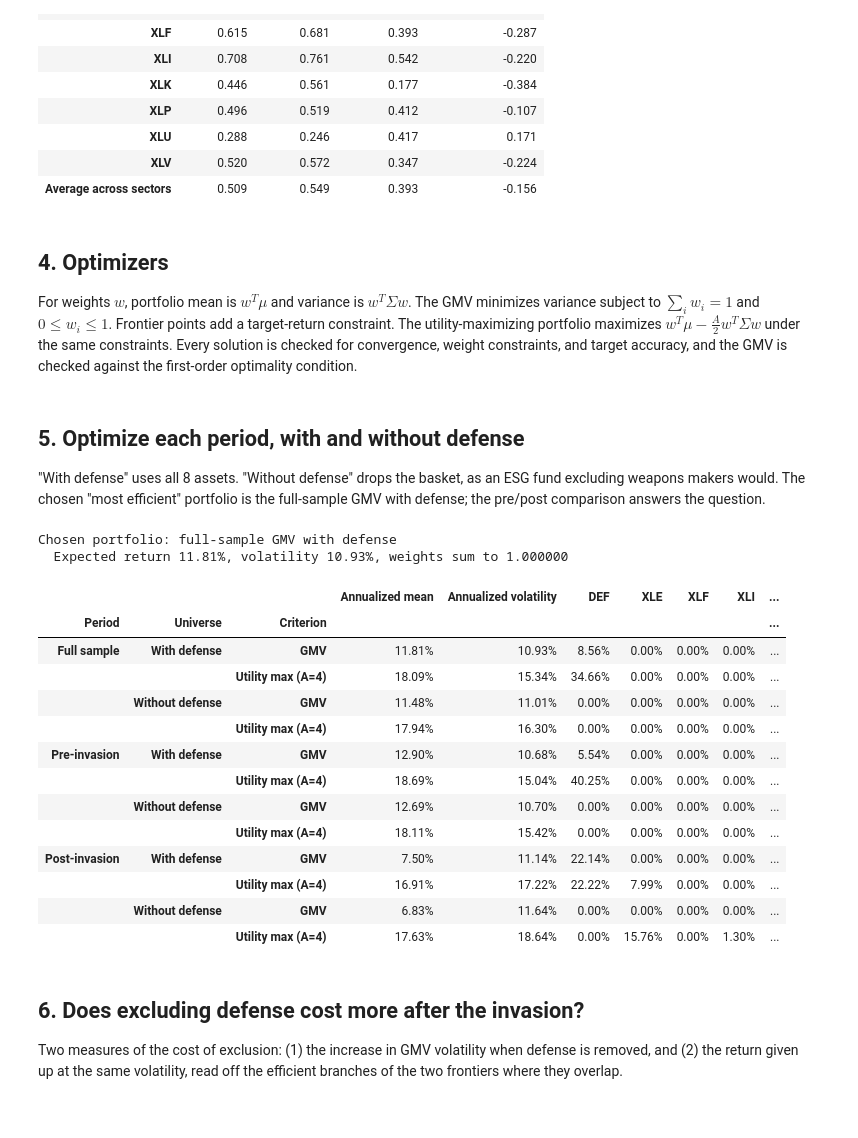
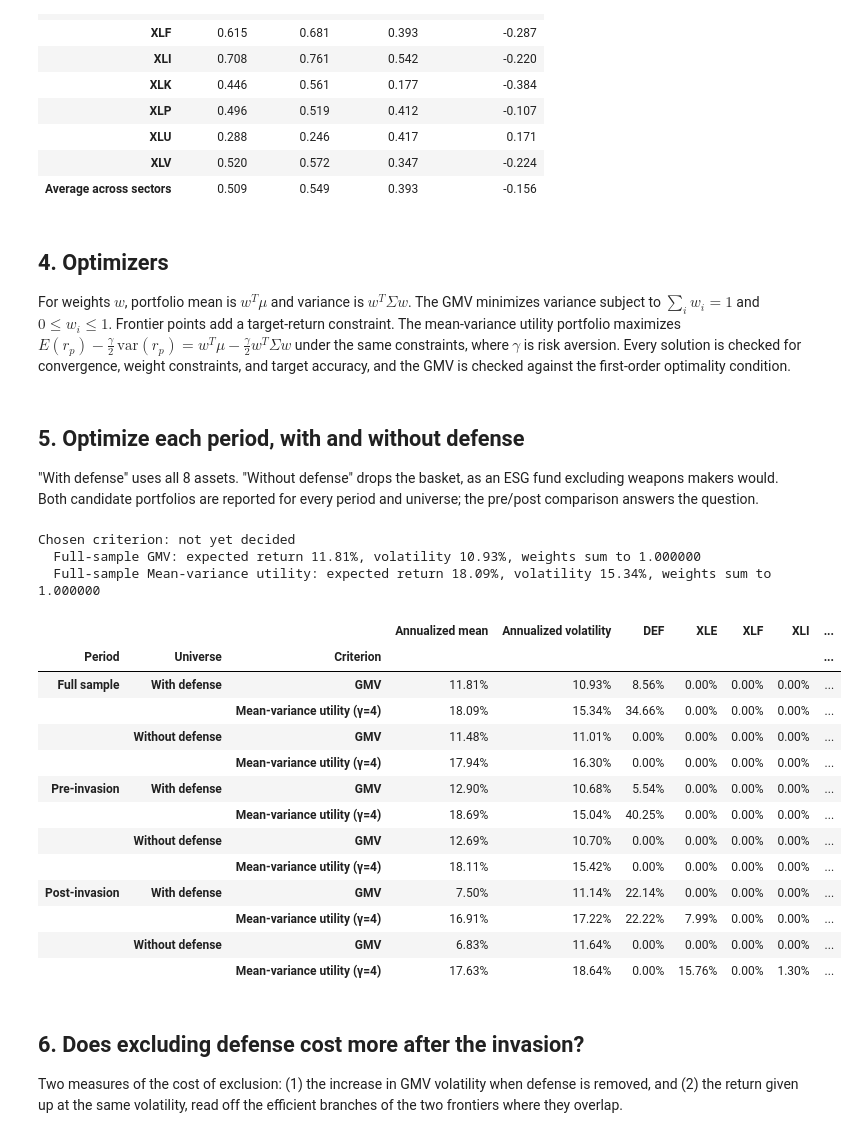
Before and after one commit to nehaneha8/CFM301, a Jupyter notebook: Project 1/Project1_defense.ipynb, the cells around one changed output. Drawn from its saved outputs; the diff is of its cells as text; code cells hidden in the pictures.

```diff
--- a/Project 1/Project1_defense.ipynb
+++ b/Project 1/Project1_defense.ipynb
@@ -20,6 +24,7 @@ import numpy as np
 import pandas as pd
 import matplotlib.pyplot as plt
 from matplotlib.ticker import PercentFormatter
+from scipy import stats
 from scipy.optimize import minimize
 from IPython.display import display
 
@@ -33,6 +38,7 @@ SECTOR_TICKERS = ["XLE", "XLF", "XLI", "XLK", "XLP", "XLU", "XLV"]
 DEFENSE_LABEL = "DEF"
 EVENT_MONTH = pd.Period("2022-03", freq="M")  # first full month after the 24 Feb 2022 invasion
 RISK_AVERSION = 4
+CHOSEN_CRITERION = None  # set to "GMV" or "Mean-variance utility" once the group decides
 RISK_AVERSION_GRID = [2, 4, 6, 8, 10]
 N_BOOTSTRAP = 500
 RNG_SEED = 301
@@ -224,7 +230,7 @@ Defense basket correlation with each sector
 # %% [markdown]
 ## 4. Optimizers
 
-For weights $w$, portfolio mean is $w^T\mu$ and variance is $w^T\Sigma w$. The GMV minimizes variance subject to $\sum_i w_i = 1$ and $0 \le w_i \le 1$. Frontier points add a target-return constraint. The utility-maximizing portfolio maximizes $w^T\mu - \frac{A}{2} w^T\Sigma w$ under the same constraints. Every solution is checked for convergence, weight constraints, and target accuracy, and the GMV is checked against the first-order optimality condition.
+For weights $w$, portfolio mean is $w^T\mu$ and variance is $w^T\Sigma w$. The GMV minimizes variance subject to $\sum_i w_i = 1$ and $0 \le w_i \le 1$. Frontier points add a target-return constraint. The mean-variance utility portfolio maximizes $E(r_p) - \frac{\gamma}{2}\,\mathrm{var}(r_p) = w^T\mu - \frac{\gamma}{2} w^T\Sigma w$ under the same constraints, where $\gamma$ is risk aversion. Every solution is checked for convergence, weight constraints, and target accuracy, and the GMV is checked against the first-order optimality condition.
 # %%
 def _check(result, w, label):
     if not result.success:
@@ -263,7 +269,7 @@ def solve_utility(m, C, risk_aversion):
                       jac=lambda w: -(m - risk_aversion * C @ w),
                       bounds=[(0, 1)] * n, constraints=constraints, method="SLSQP",
                       options={"ftol": 1e-12, "maxiter": 2000})
-    _check(result, result.x, f"utility A={risk_aversion}")
+    _check(result, result.x, f"mean-variance utility γ={risk_aversion}")
     return result.x
 
 def trace_frontier(m, C, assets, gmv_weights):
@@ -279,52 +285,56 @@ def trace_frontier(m, C, assets, gmv_weights):
 # %% [markdown]
 ## 5. Optimize each period, with and without defense
 
-"With defense" uses all 8 assets. "Without defense" drops the basket, as an ESG fund excluding weapons makers would. The chosen "most efficient" portfolio is the full-sample GMV with defense; the pre/post comparison answers the question.
+"With defense" uses all 8 assets. "Without defense" drops the basket, as an ESG fund excluding weapons makers would. Both candidate portfolios are reported for every period and universe; the pre/post comparison answers the question.
 # %%
 results = {}
 portfolio_rows = []
 for period_name, r in periods.items():
     for universe_name, assets in {"With defense": list(r.columns), "Without defense": [c for c in r.columns if c != DEFENSE_LABEL]}.items():
         mu, cov = estimate(r[assets])
         m, C = mu.to_numpy(), cov.to_numpy()
         if np.linalg.eigvalsh(C).min() < -1e-10:
             raise ValueError("Covariance is not positive semidefinite")
         gmv_w = solve_min_variance(m, C)
         utility_w = solve_utility(m, C, RISK_AVERSION)
         frontier = trace_frontier(m, C, assets, gmv_w)
         if (frontier["StdDev"] < np.sqrt(gmv_w @ C @ gmv_w) - 1e-7).any():
             raise RuntimeError("A frontier point has lower risk than the GMV")
         results[(period_name, universe_name)] = {"assets": assets, "m": m, "C": C, "gmv": gmv_w, "utility": utility_w, "frontier": frontier}
-        for criterion, w in {"GMV": gmv_w, f"Utility max (A={RISK_AVERSION})": utility_w}.items():
+        for criterion, w in {"GMV": gmv_w, f"Mean-variance utility (γ={RISK_AVERSION})": utility_w}.items():
             row = {"Period": period_name, "Universe": universe_name, "Criterion": criterion,
                    "Annualized mean": w @ m, "Annualized volatility": np.sqrt(w @ C @ w)}
             row.update({a: w[i] for i, a in enumerate(assets)})
             portfolio_rows.append(row)
 
 portfolios = pd.DataFrame(portfolio_rows).set_index(["Period", "Universe", "Criterion"])
 portfolios = portfolios[["Annualized mean", "Annualized volatility", DEFENSE_LABEL] + SECTOR_TICKERS].fillna(0.0)
-chosen_key = ("Full sample", "With defense")
-chosen = results[chosen_key]
-print("Chosen portfolio: full-sample GMV with defense")
-print(f"  Expected return {chosen['gmv'] @ chosen['m']:.2%}, volatility {np.sqrt(chosen['gmv'] @ chosen['C'] @ chosen['gmv']):.2%}, weights sum to {chosen['gmv'].sum():.6f}")
+if CHOSEN_CRITERION not in {None, "GMV", "Mean-variance utility"}:
+    raise ValueError('CHOSEN_CRITERION must be None, "GMV", or "Mean-variance utility"')
+full_with_def = results[("Full sample", "With defense")]
+candidates = {"GMV": full_with_def["gmv"], "Mean-variance utility": full_with_def["utility"]}
+print(f"Chosen criterion: {CHOSEN_CRITERION or 'not yet decided'}")
+for name, w in candidates.items():
+    print(f"  Full-sample {name}: expected return {w @ full_with_def['m']:.2%}, volatility {np.sqrt(w @ full_with_def['C'] @ w):.2%}, weights sum to {w.sum():.6f}")
 display(portfolios.style.format("{:.2%}"))
 # %% [output]
-Chosen portfolio: full-sample GMV with defense
-  Expected return 11.81%, volatility 10.93%, weights sum to 1.000000
+Chosen criterion: not yet decided
+  Full-sample GMV: expected return 11.81%, volatility 10.93%, weights sum to 1.000000
+  Full-sample Mean-variance utility: expected return 18.09%, volatility 15.34%, weights sum to 1.000000
 |  |  |  | Annualized mean | Annualized volatility | DEF | XLE | XLF | XLI | ... |
 | Period | Universe | Criterion |  |  |  |  |  |  | ... |
 | Full sample | With defense | GMV | 11.81% | 10.93% | 8.56% | 0.00% | 0.00% | 0.00% | ... |
-|  |  | Utility max (A=4) | 18.09% | 15.34% | 34.66% | 0.00% | 0.00% | 0.00% | ... |
+|  |  | Mean-variance utility (γ=4) | 18.09% | 15.34% | 34.66% | 0.00% | 0.00% | 0.00% | ... |
 |  | Without defense | GMV | 11.48% | 11.01% | 0.00% | 0.00% | 0.00% | 0.00% | ... |
-|  |  | Utility max (A=4) | 17.94% | 16.30% | 0.00% | 0.00% | 0.00% | 0.00% | ... |
+|  |  | Mean-variance utility (γ=4) | 17.94% | 16.30% | 0.00% | 0.00% | 0.00% | 0.00% | ... |
 | Pre-invasion | With defense | GMV | 12.90% | 10.68% | 5.54% | 0.00% | 0.00% | 0.00% | ... |
-|  |  | Utility max (A=4) | 18.69% | 15.04% | 40.25% | 0.00% | 0.00% | 0.00% | ... |
+|  |  | Mean-variance utility (γ=4) | 18.69% | 15.04% | 40.25% | 0.00% | 0.00% | 0.00% | ... |
 |  | Without defense | GMV | 12.69% | 10.70% | 0.00% | 0.00% | 0.00% | 0.00% | ... |
-|  |  | Utility max (A=4) | 18.11% | 15.42% | 0.00% | 0.00% | 0.00% | 0.00% | ... |
+|  |  | Mean-variance utility (γ=4) | 18.11% | 15.42% | 0.00% | 0.00% | 0.00% | 0.00% | ... |
 | Post-invasion | With defense | GMV | 7.50% | 11.14% | 22.14% | 0.00% | 0.00% | 0.00% | ... |
-|  |  | Utility max (A=4) | 16.91% | 17.22% | 22.22% | 7.99% | 0.00% | 0.00% | ... |
+|  |  | Mean-variance utility (γ=4) | 16.91% | 17.22% | 22.22% | 7.99% | 0.00% | 0.00% | ... |
 |  | Without defense | GMV | 6.83% | 11.64% | 0.00% | 0.00% | 0.00% | 0.00% | ... |
-|  |  | Utility max (A=4) | 17.63% | 18.64% | 0.00% | 15.76% | 0.00% | 1.30% | ... |
+|  |  | Mean-variance utility (γ=4) | 17.63% | 18.64% | 0.00% | 15.76% | 0.00% | 1.30% | ... |
 # %% [markdown]
 ## 6. Does excluding defense cost more after the invasion?
 
```
Also changed, not shown: parts of 8 cells of this notebook, 4 other files.
